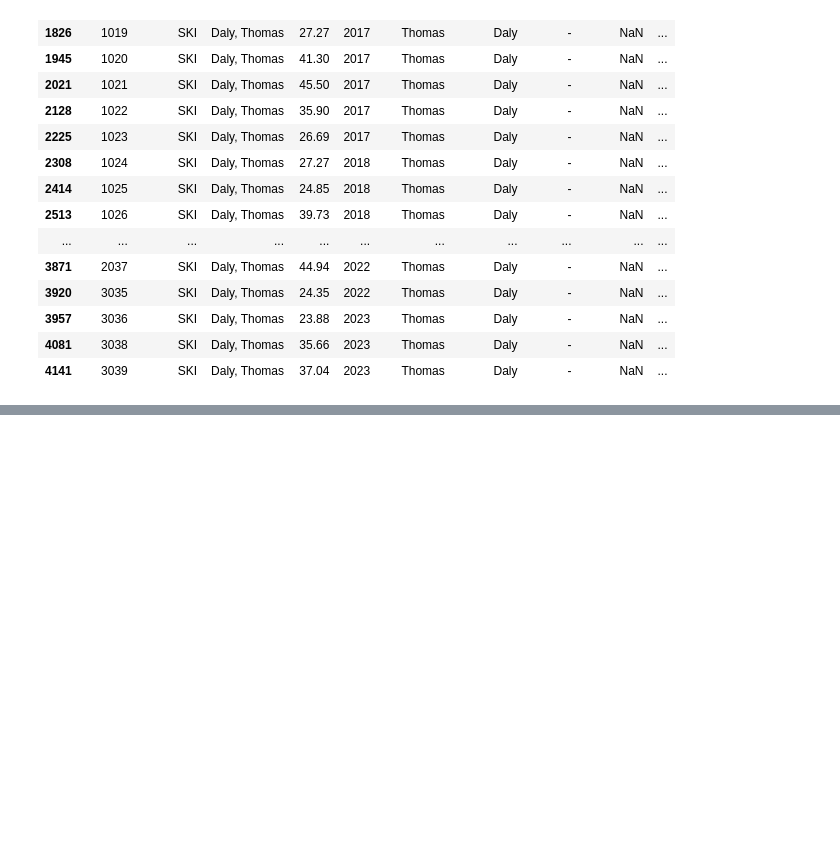
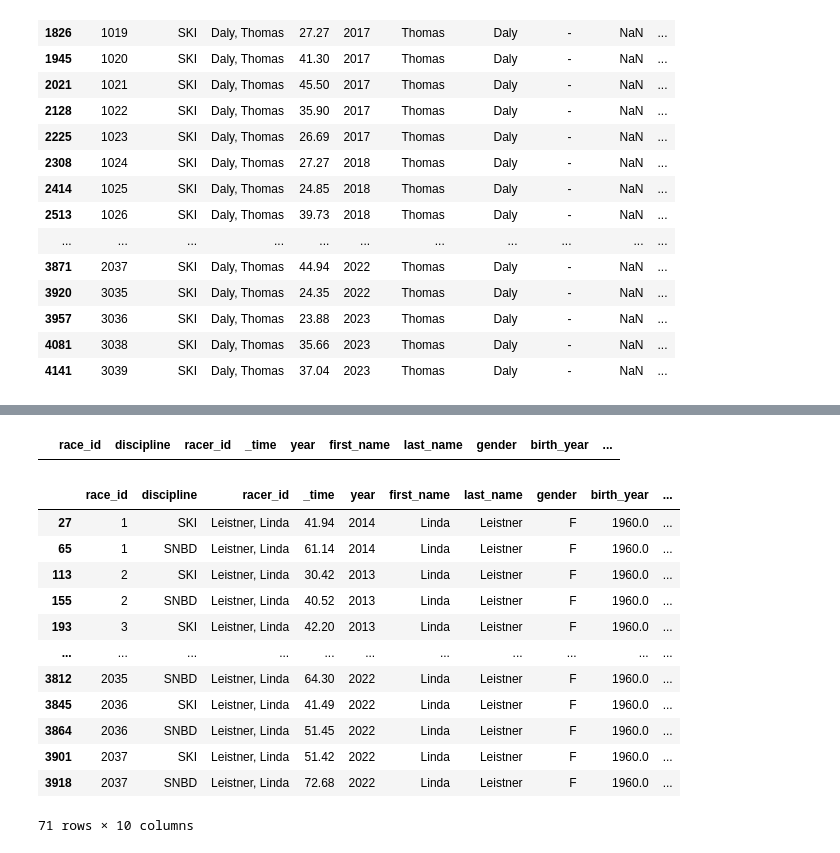
Before and after one commit to Cartar/FnG, a Jupyter notebook: SortingPlayground.ipynb, the cells around one changed output, grey strips where cells are left out. Drawn from its saved outputs; the diff is of its cells as text; code cells hidden in the pictures; blank space fills up the shorter version.

```diff
--- a/SortingPlayground.ipynb
+++ b/SortingPlayground.ipynb
@@ -167,0 +177,20 @@ ski_n_snbd_list.sort_values("avg_rank").to_csv("data/2024_ski_n_snbd_rank.csv",
+# %%
+combined_df[(combined_df.racer_id == "Bredur, Audun")]# & (combined_df.year == 2014)]
+# %% [output]
+|  | race_id | discipline | racer_id | _time | year | first_name | last_name | gender | birth_year | ... |
+# %%
+combined_df[(combined_df.racer_id == "Robertson, Todd")]# & (combined_df.year == 2014)]
+# %% [output]
+|  | race_id | discipline | racer_id | _time | year | first_name | last_name | gender | birth_year | ... |
+| 27 | 1 | SKI | Leistner, Linda | 41.94 | 2014 | Linda | Leistner | F | 1960.0 | ... |
+| 65 | 1 | SNBD | Leistner, Linda | 61.14 | 2014 | Linda | Leistner | F | 1960.0 | ... |
+| 113 | 2 | SKI | Leistner, Linda | 30.42 | 2013 | Linda | Leistner | F | 1960.0 | ... |
+| 155 | 2 | SNBD | Leistner, Linda | 40.52 | 2013 | Linda | Leistner | F | 1960.0 | ... |
+| 193 | 3 | SKI | Leistner, Linda | 42.20 | 2013 | Linda | Leistner | F | 1960.0 | ... |
+| ... | ... | ... | ... | ... | ... | ... | ... | ... | ... | ... |
+| 3812 | 2035 | SNBD | Leistner, Linda | 64.30 | 2022 | Linda | Leistner | F | 1960.0 | ... |
+| 3845 | 2036 | SKI | Leistner, Linda | 41.49 | 2022 | Linda | Leistner | F | 1960.0 | ... |
+| 3864 | 2036 | SNBD | Leistner, Linda | 51.45 | 2022 | Linda | Leistner | F | 1960.0 | ... |
+| 3901 | 2037 | SKI | Leistner, Linda | 51.42 | 2022 | Linda | Leistner | F | 1960.0 | ... |
+| 3918 | 2037 | SNBD | Leistner, Linda | 72.68 | 2022 | Linda | Leistner | F | 1960.0 | ... |
+71 rows × 10 columns
```
Also changed, not shown: parts of 2 cells of this notebook, 5 other files.
